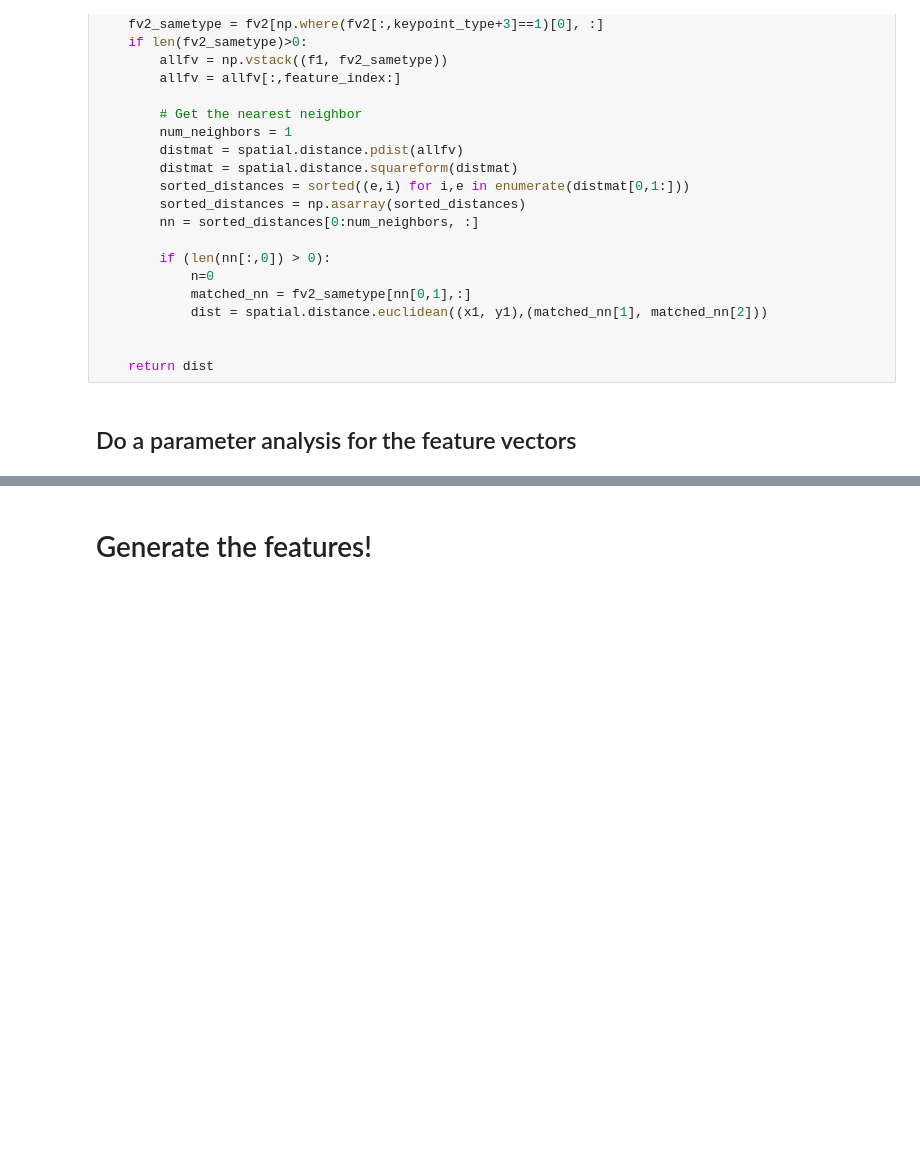
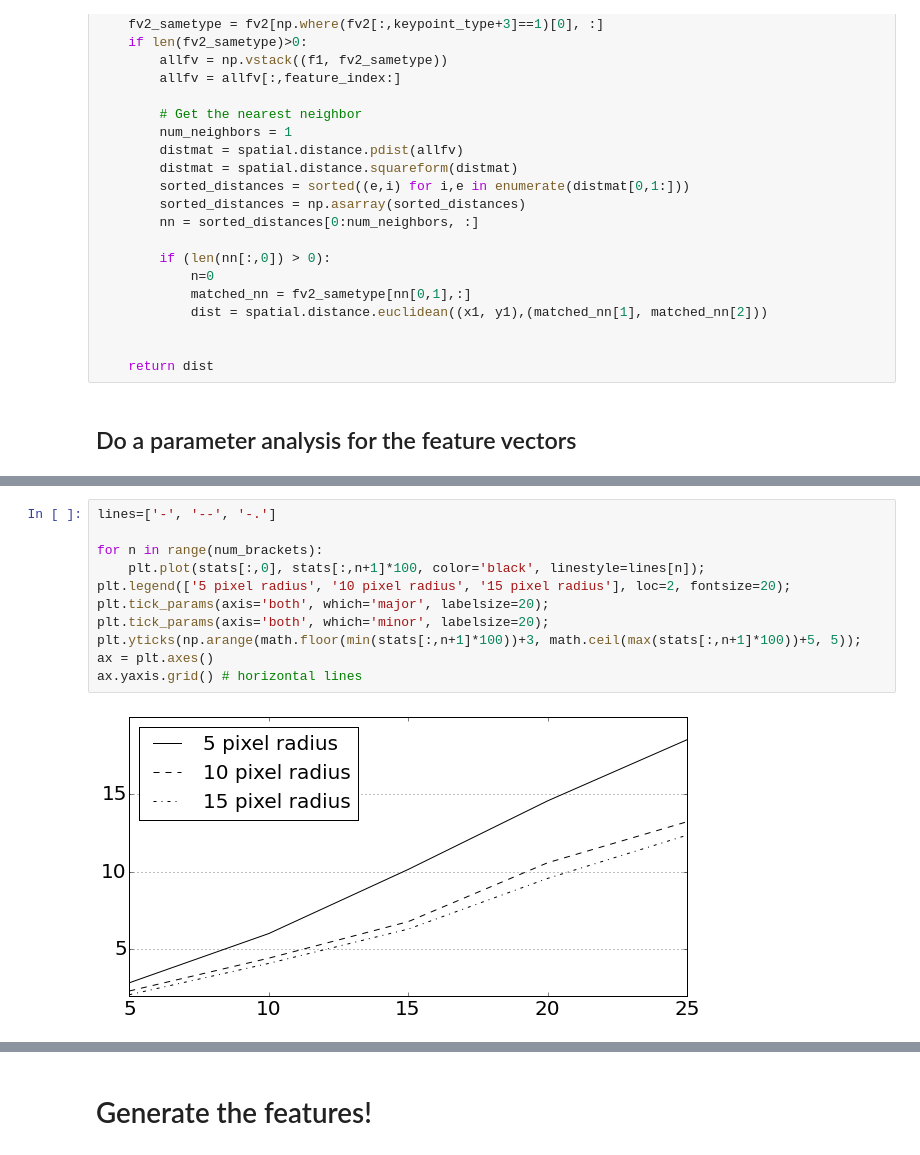
Before and after one commit to rachellevanger/image-tda-rayleigh-benard-convection, a Jupyter notebook: docs/GenerateSIFTFeatureVectorsRBC.ipynb, the cells around one changed output, grey strips where cells are left out. Saved outputs shown, nothing was run; the diff lists cells and outputs as text; blank space fills up the shorter version.

```diff
--- a/docs/GenerateSIFTFeatureVectorsRBC.ipynb
+++ b/docs/GenerateSIFTFeatureVectorsRBC.ipynb
@@ -487,3 +522,16 @@ for n in range(num_brackets):
+# %%
+lines=['-', '--', '-.']
+
+for n in range(num_brackets):
+    plt.plot(stats[:,0], stats[:,n+1]*100, color='black', linestyle=lines[n]);
+plt.legend(['5 pixel radius', '10 pixel radius', '15 pixel radius'], loc=2, fontsize=20);
+plt.tick_params(axis='both', which='major', labelsize=20);
+plt.tick_params(axis='both', which='minor', labelsize=20);
+plt.yticks(np.arange(math.floor(min(stats[:,n+1]*100))+3, math.ceil(max(stats[:,n+1]*100))+5, 5));
+ax = plt.axes()
+ax.yaxis.grid() # horizontal lines
+# %% [output]
+[figure, added]
 # %%
 stats_average = np.average(stats, axis=0)[1:]
 
```
Also changed, not shown: parts of 8 cells of this notebook, 1 other file.
